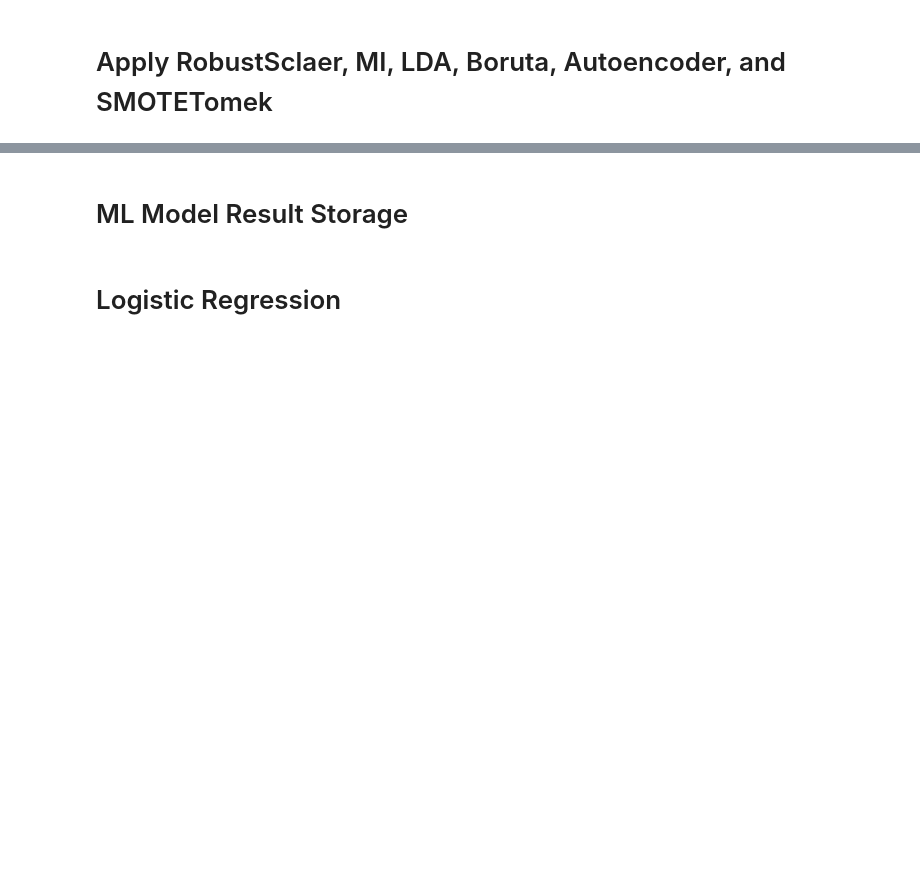
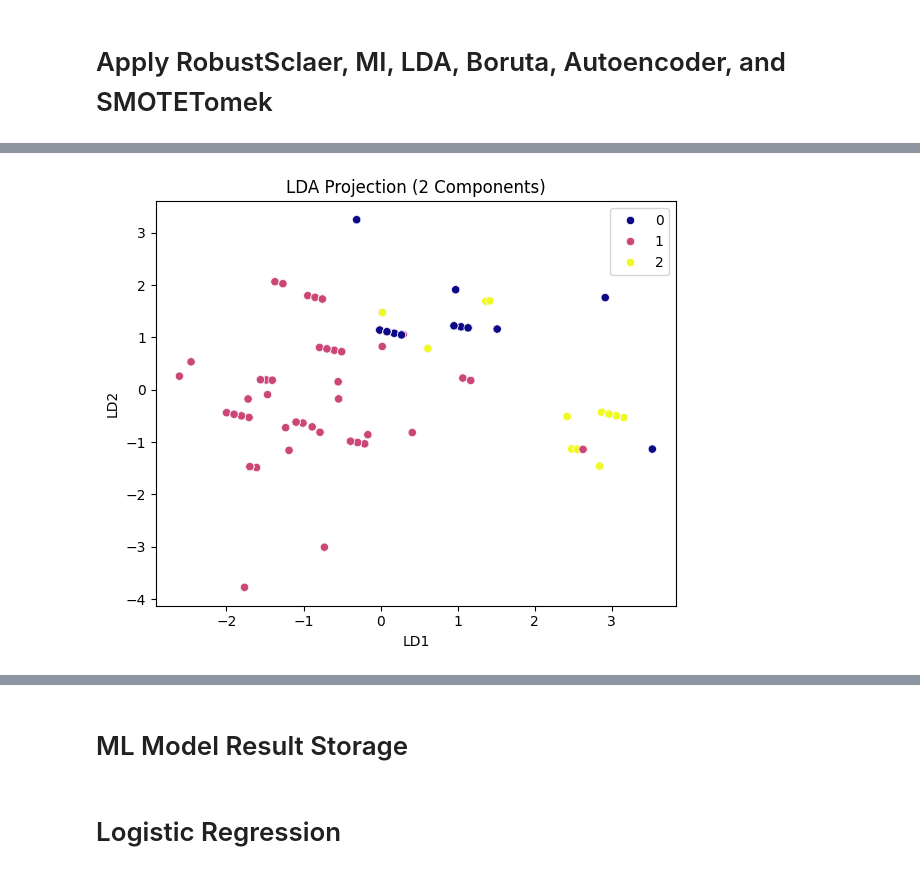
Before and after one commit to Miftahul-adib/sleep-disorder, a Jupyter notebook: Improving_Sleep_Disorder_Prediction.ipynb, the cells around one changed output, grey strips where cells are left out. Cells and saved outputs as stored; diff of their text form; code cells hidden in the pictures; blank space fills up the shorter version.

```diff
--- a/Improving_Sleep_Disorder_Prediction.ipynb
+++ b/Improving_Sleep_Disorder_Prediction.ipynb
@@ -161,0 +240,10 @@ X_train_resample, y_train_resample = smotetomek.fit_resample(X_train_normalized,
+# %%
+plt.figure(figsize=(6,5))
+sns.scatterplot(x=X_train_lda[:,0], y=X_train_lda[:,1], hue=y_train, palette='plasma')
+plt.title('LDA Projection (2 Components)')
+plt.xlabel('LD1')
+plt.ylabel('LD2')
+plt.tight_layout()
+plt.show()
+# %% [output]
+[figure, added]
```
Also changed, not shown: parts of 28 cells of this notebook.
